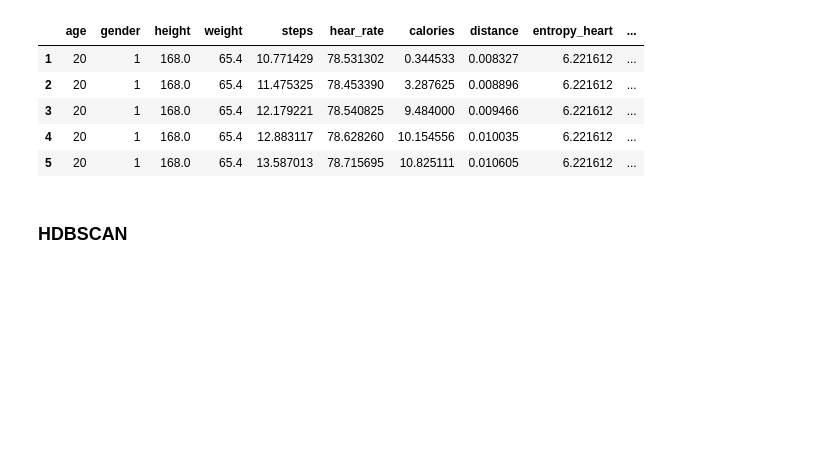
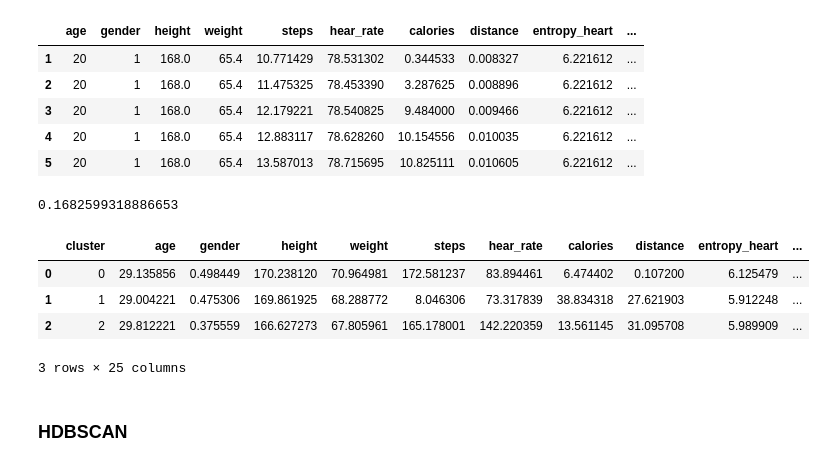
Before and after one commit to alejo-cuello/bootcamp-ds-mlops, a Jupyter notebook: 06-clustering/clustering.ipynb, the cells around one changed output. Saved outputs shown, nothing was run; the diff lists cells and outputs as text; code cells hidden in the pictures; blank space fills up the shorter version.

Commit message:
[update] mejoro preparación de datos y comparo valores promedios por cluster

```diff
--- a/06-clustering/clustering.ipynb
+++ b/06-clustering/clustering.ipynb
@@ -223,6 +233,22 @@ import plotly.express as px
 
 fig = px.scatter_3d(x_data_cl2, x='cluster', y='gender', z='age', color='calories')
 fig.show()
+# %%
+from sklearn.metrics import silhouette_score, silhouette_samples
+
+sil_avg = silhouette_score(x_data_norm, pred_cl)
+sil_avg
+# %% [output]
+0.1682599318886653
+# %%
+df_mean_by_cluster = x_data_cl.groupby("cluster").mean().reset_index()
+df_mean_by_cluster
+# %% [output]
+|  | cluster | age | gender | height | weight | steps | hear_rate | calories | distance | entropy_heart | ... |
+| 0 | 0 | 29.135856 | 0.498449 | 170.238120 | 70.964981 | 172.581237 | 83.894461 | 6.474402 | 0.107200 | 6.125479 | ... |
+| 1 | 1 | 29.004221 | 0.475306 | 169.861925 | 68.288772 | 8.046306 | 73.317839 | 38.834318 | 27.621903 | 5.912248 | ... |
+| 2 | 2 | 29.812221 | 0.375559 | 166.627273 | 67.805961 | 165.178001 | 142.220359 | 13.561145 | 31.095708 | 5.989909 | ... |
+3 rows × 25 columns
 # %% [markdown]
 ### HDBSCAN
 # %%
```
Also changed, not shown: parts of 9 cells of this notebook.
